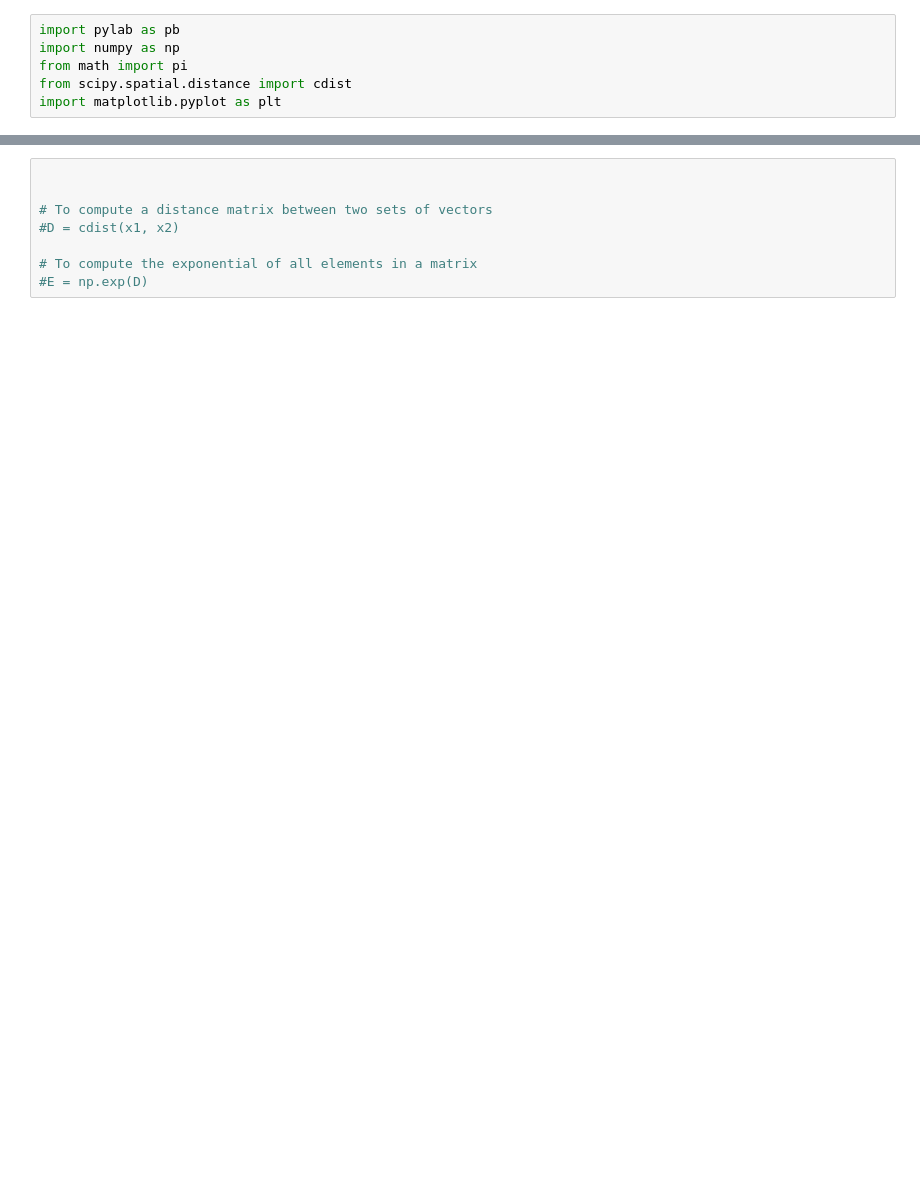
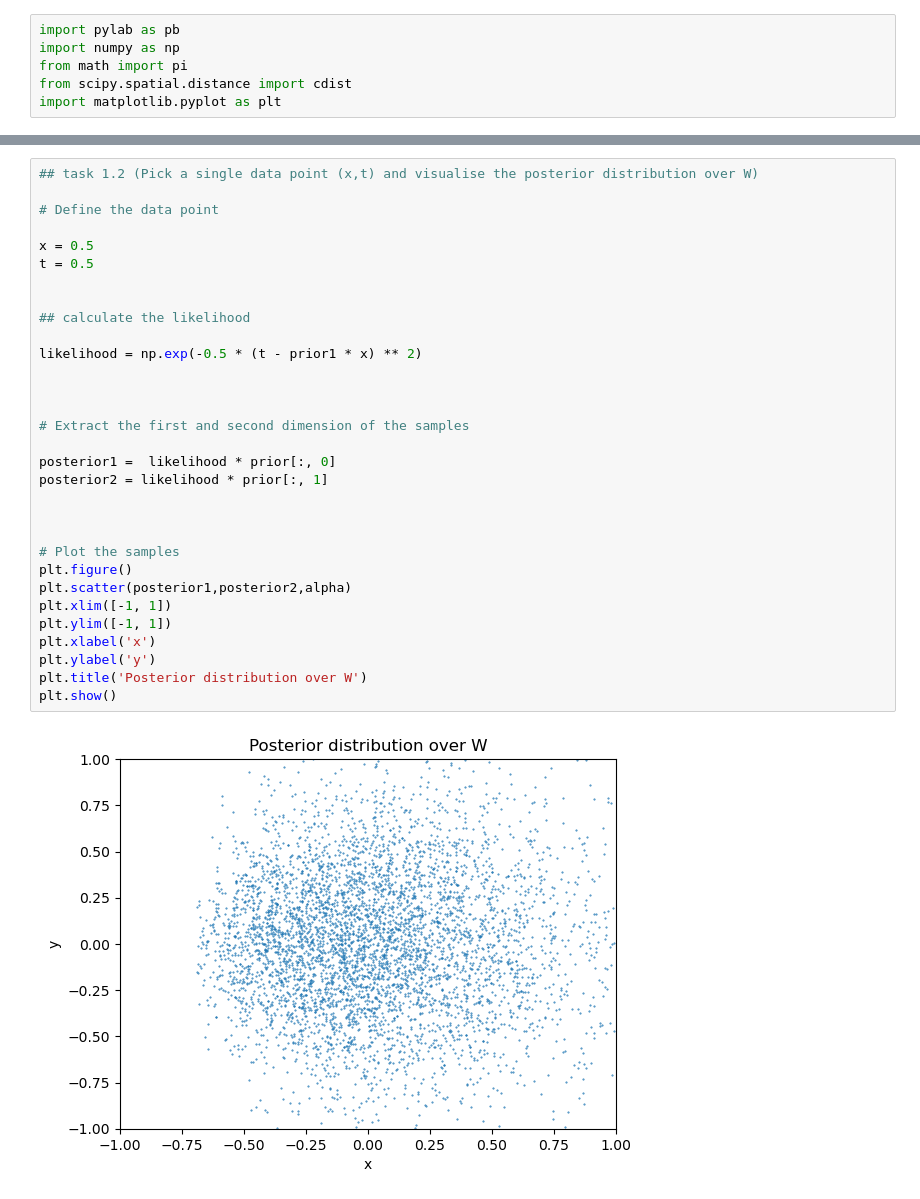
Before and after one commit to lucaszetterberg/ML-Project, a Jupyter notebook: src/task1.ipynb, the cells around one changed output, grey strips where cells are left out. Saved outputs shown, nothing was run; the diff lists cells and outputs as text; blank space fills up the shorter version.

```diff
--- a/src/task1.ipynb
+++ b/src/task1.ipynb
@@ -32,8 +38,33 @@ plt.show()
-# %%
-
-
-# To compute a distance matrix between two sets of vectors
-#D = cdist(x1, x2)
-
-# To compute the exponential of all elements in a matrix
-#E = np.exp(D)
+# %%
+## task 1.2 (Pick a single data point (x,t) and visualise the posterior distribution over W)
+
+# Define the data point
+
+x = 0.5
+t = 0.5
+
+
+## calculate the likelihood
+
+likelihood = np.exp(-0.5 * (t - prior1 * x) ** 2)
+
+
+
+# Extract the first and second dimension of the samples
+
+posterior1 =  likelihood * prior[:, 0]
+posterior2 = likelihood * prior[:, 1]
+
+
+
+# Plot the samples
+plt.figure()
+plt.scatter(posterior1,posterior2,alpha)
+plt.xlim([-1, 1])
+plt.ylim([-1, 1])
+plt.xlabel('x')
+plt.ylabel('y')
+plt.title('Posterior distribution over W')
+plt.show()
+# %% [output]
+[figure, added]
```
Also changed, not shown: parts of 2 cells of this notebook.
